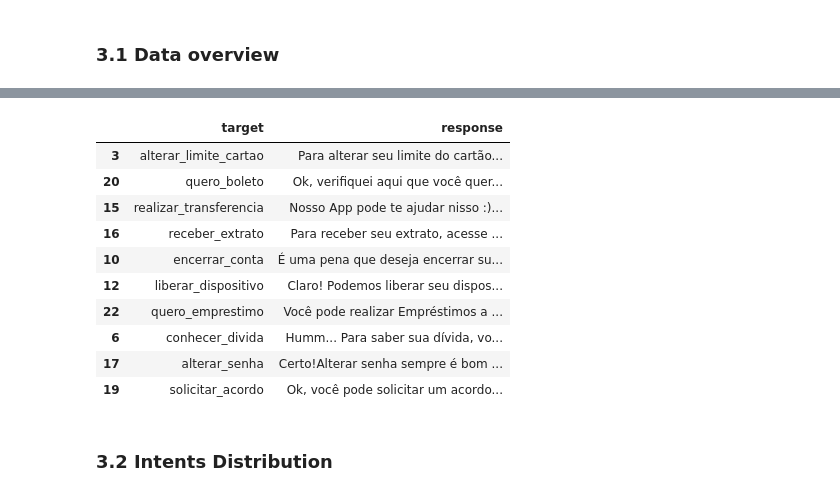
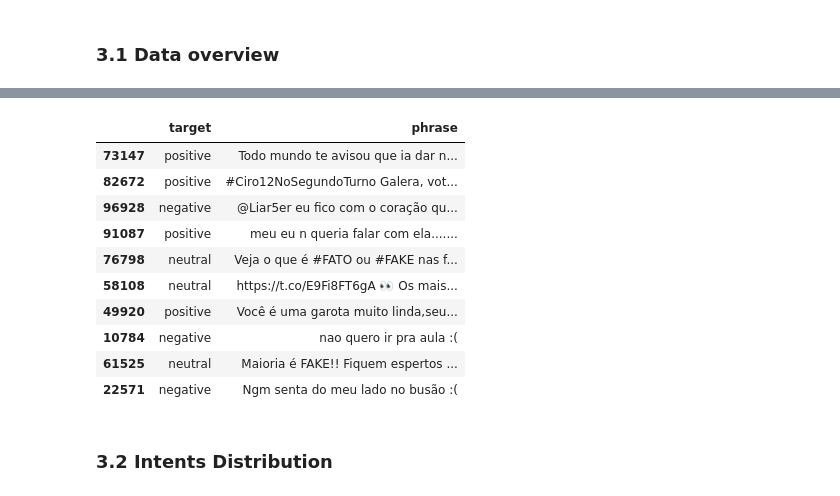
Before and after one commit to Dellonath/nlp-cognitive-engine, a Jupyter notebook: notebooks/v1.0-exploratory-text-analysis.ipynb, the cells around one changed output, grey strips where cells are left out. Saved outputs shown, nothing was run; the diff lists cells and outputs as text; code cells hidden in the pictures.

Commit message:
Removal of responses feature

```diff
--- a/notebooks/v1.0-exploratory-text-analysis.ipynb
+++ b/notebooks/v1.0-exploratory-text-analysis.ipynb
@@ -79,17 +64,17 @@ examples.sample(10)
 # %%
-responses.sample(10)
+sentiment_analysis.sample(10)
 # %% [output]
-|  | target | response |
-| 3 | alterar_limite_cartao | Para alterar seu limite do cartão... |
-| 20 | quero_boleto | Ok, verifiquei aqui que você quer... |
-| 15 | realizar_transferencia | Nosso App pode te ajudar nisso :)... |
-| 16 | receber_extrato | Para receber seu extrato, acesse ... |
-| 10 | encerrar_conta | É uma pena que deseja encerrar su... |
-| 12 | liberar_dispositivo | Claro! Podemos liberar seu dispos... |
-| 22 | quero_emprestimo | Você pode realizar Empréstimos a ... |
-| 6 | conhecer_divida | Humm... Para saber sua dívida, vo... |
-| 17 | alterar_senha | Certo!Alterar senha sempre é bom ... |
-| 19 | solicitar_acordo | Ok, você pode solicitar um acordo... |
+|  | target | phrase |
+| 73147 | positive | Todo mundo te avisou que ia dar n... |
+| 82672 | positive | #Ciro12NoSegundoTurno Galera, vot... |
+| 96928 | negative | @Liar5er eu fico com o coração qu... |
+| 91087 | positive | meu eu n queria falar com ela....... |
+| 76798 | neutral | Veja o que é #FATO ou #FAKE nas f... |
+| 58108 | neutral | https://t.co/E9Fi8FT6gA 👀 Os mais... |
+| 49920 | positive | Você é uma garota muito linda,seu... |
+| 10784 | negative | nao quero ir pra aula :( |
+| 61525 | neutral | Maioria é FAKE!! Fiquem espertos ... |
+| 22571 | negative | Ngm senta do meu lado no busão :( |
 # %% [markdown]
 ### 3.2 Intents Distribution
 # %%
```
Also changed, not shown: parts of 5 cells of this notebook, 13 other files.
